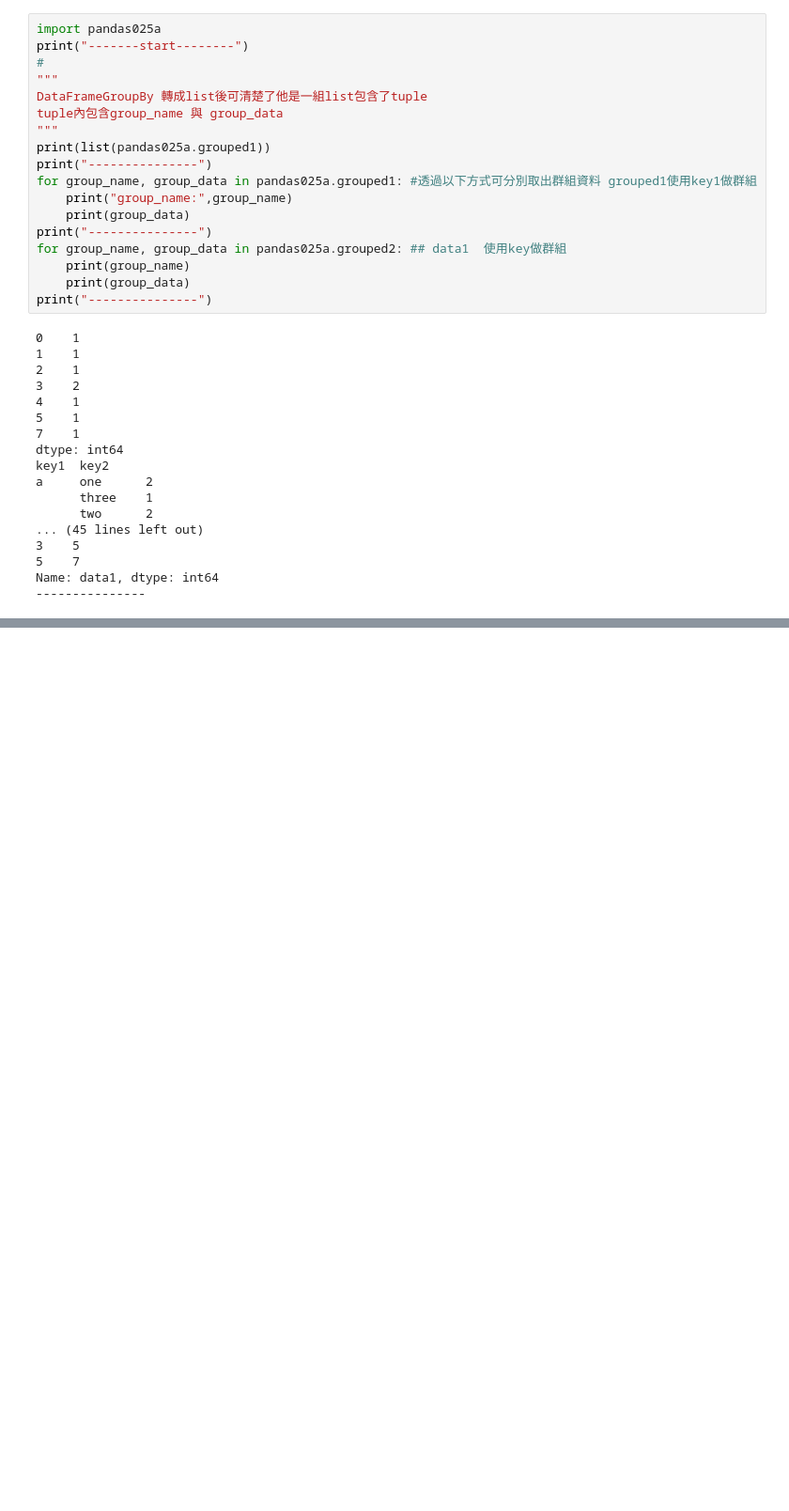
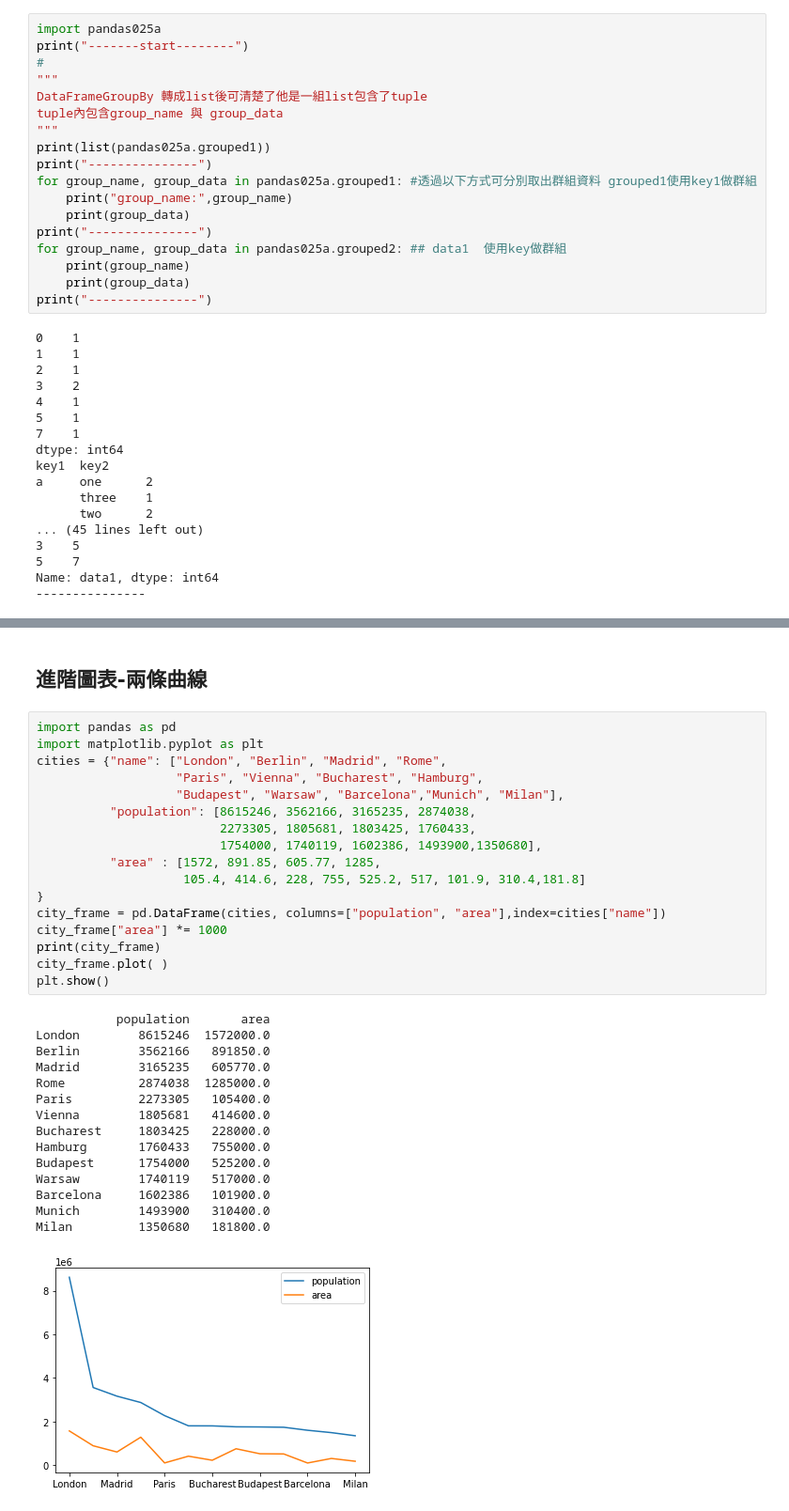
Before and after one commit to xvpowerg/ai_python_20220712, a Jupyter notebook: ch10_pandas群組_numpy分割/Untitled.ipynb, the cells around one changed output, grey strips where cells are left out. Shown at 94% size. Saved outputs shown, nothing was run; the diff lists cells and outputs as text; blank space fills up the shorter version.

```diff
--- a/ch10_pandas群組_numpy分割/Untitled.ipynb
+++ b/ch10_pandas群組_numpy分割/Untitled.ipynb
@@ -1135,0 +1739,35 @@ Name: data1, dtype: int64
+# %% [markdown]
+## 進階圖表-兩條曲線
+# %%
+import pandas as pd
+import matplotlib.pyplot as plt
+cities = {"name": ["London", "Berlin", "Madrid", "Rome",
+                   "Paris", "Vienna", "Bucharest", "Hamburg",
+                   "Budapest", "Warsaw", "Barcelona","Munich", "Milan"],
+          "population": [8615246, 3562166, 3165235, 2874038,
+                         2273305, 1805681, 1803425, 1760433,
+                         1754000, 1740119, 1602386, 1493900,1350680],
+          "area" : [1572, 891.85, 605.77, 1285,
+                    105.4, 414.6, 228, 755, 525.2, 517, 101.9, 310.4,181.8]
+}
+city_frame = pd.DataFrame(cities, columns=["population", "area"],index=cities["name"])
+city_frame["area"] *= 1000
+print(city_frame)
+city_frame.plot( )
+plt.show()
+# %% [output]
+           population       area
+London        8615246  1572000.0
+Berlin        3562166   891850.0
+Madrid        3165235   605770.0
+Rome          2874038  1285000.0
+Paris         2273305   105400.0
+Vienna        1805681   414600.0
+Bucharest     1803425   228000.0
+Hamburg       1760433   755000.0
+Budapest      1754000   525200.0
+Warsaw        1740119   517000.0
+Barcelona     1602386   101900.0
+Munich        1493900   310400.0
+Milan         1350680   181800.0
+[figure, added]
```
Also changed, not shown: parts of 54 cells of this notebook, 11 other files.
